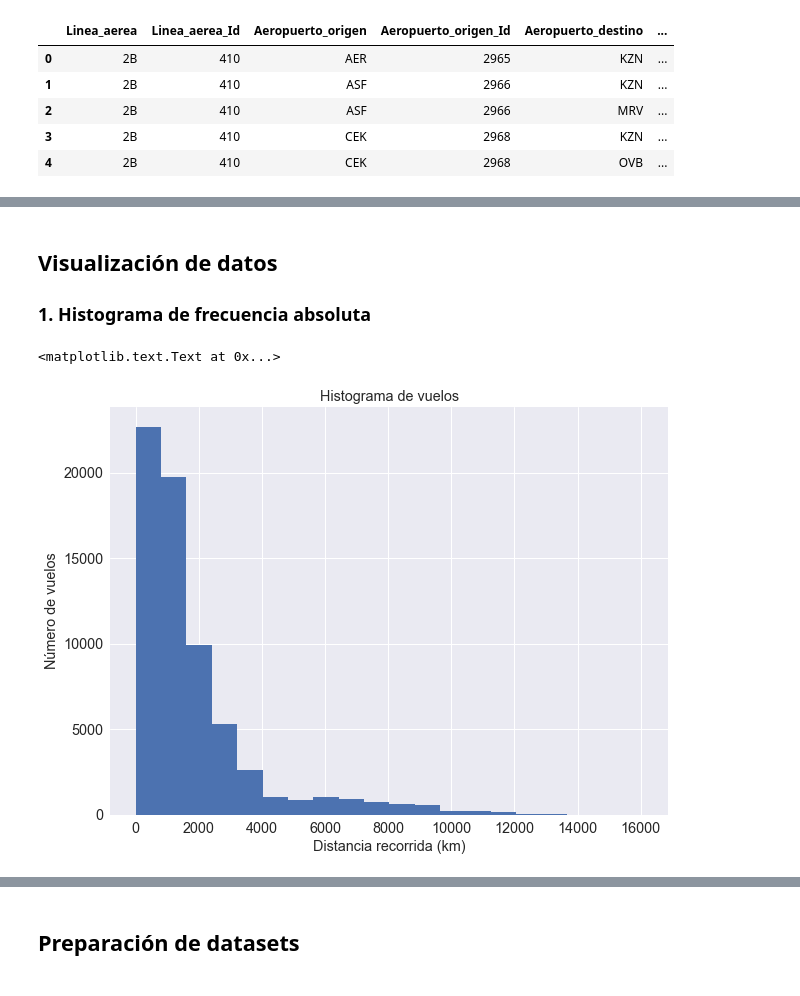
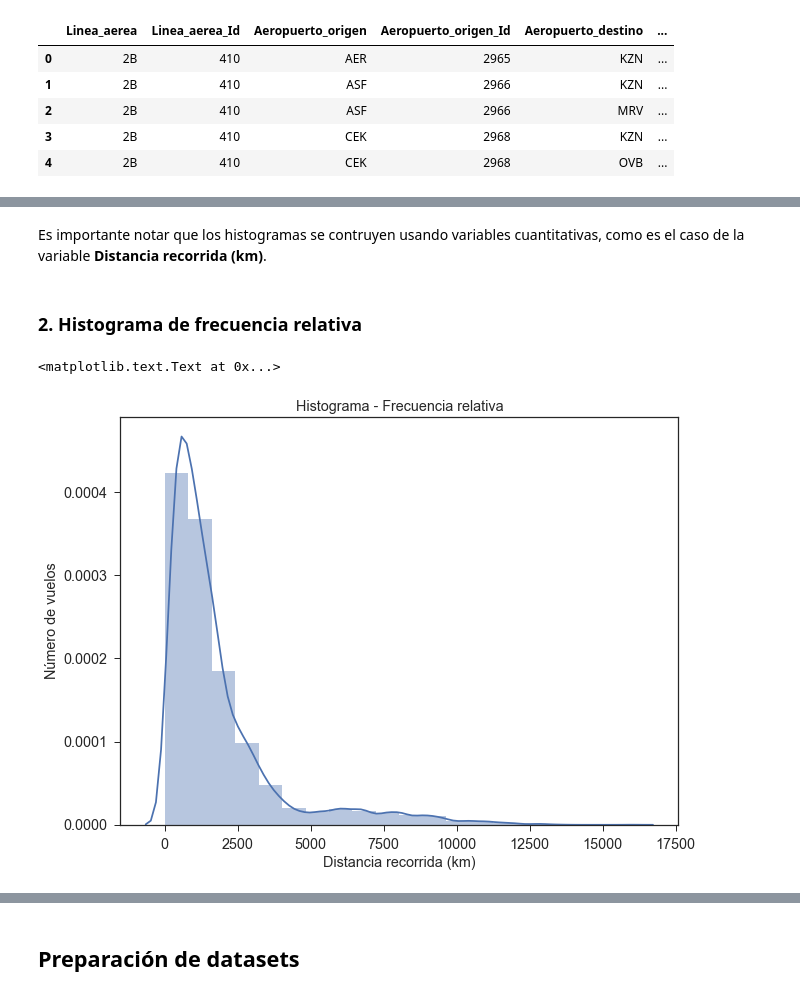
Before and after one commit to MetricLearning/diplomado_datascience, a Jupyter notebook: 03_Visualizar_datos/Visualizacion de datos con Python.ipynb, the cells around one changed output, grey strips where cells are left out. Saved outputs shown, nothing was run; the diff lists cells and outputs as text; code cells hidden in the pictures.

```diff
--- a/03_Visualizar_datos/Visualizacion de datos con Python.ipynb
+++ b/03_Visualizar_datos/Visualizacion de datos con Python.ipynb
@@ -76,12 +93,12 @@ rutas.head()
+# %% [markdown]
+Es importante notar que los histogramas se contruyen usando variables cuantitativas, como es el caso de la variable **Distancia recorrida (km)**.
 # %% [markdown]
-## Visualización de datos
-
-### 1. Histograma de frecuencia absoluta
+### 2. Histograma de frecuencia relativa
 # %%
-n, bins, patches = plt.hist(rutas['Distancia_km'], bins=20)
+sns.distplot(rutas['Distancia_km'], bins=20)
 plt.xlabel('Distancia recorrida (km)')
 plt.ylabel('Número de vuelos')
-plt.title('Histograma de vuelos')
+plt.title('Histograma - Frecuencia relativa')
 # %% [output]
 <matplotlib.text.Text at 0x...>
-[figure, old version]
+[figure, new version]
```
Also changed, not shown: parts of 24 cells of this notebook.
